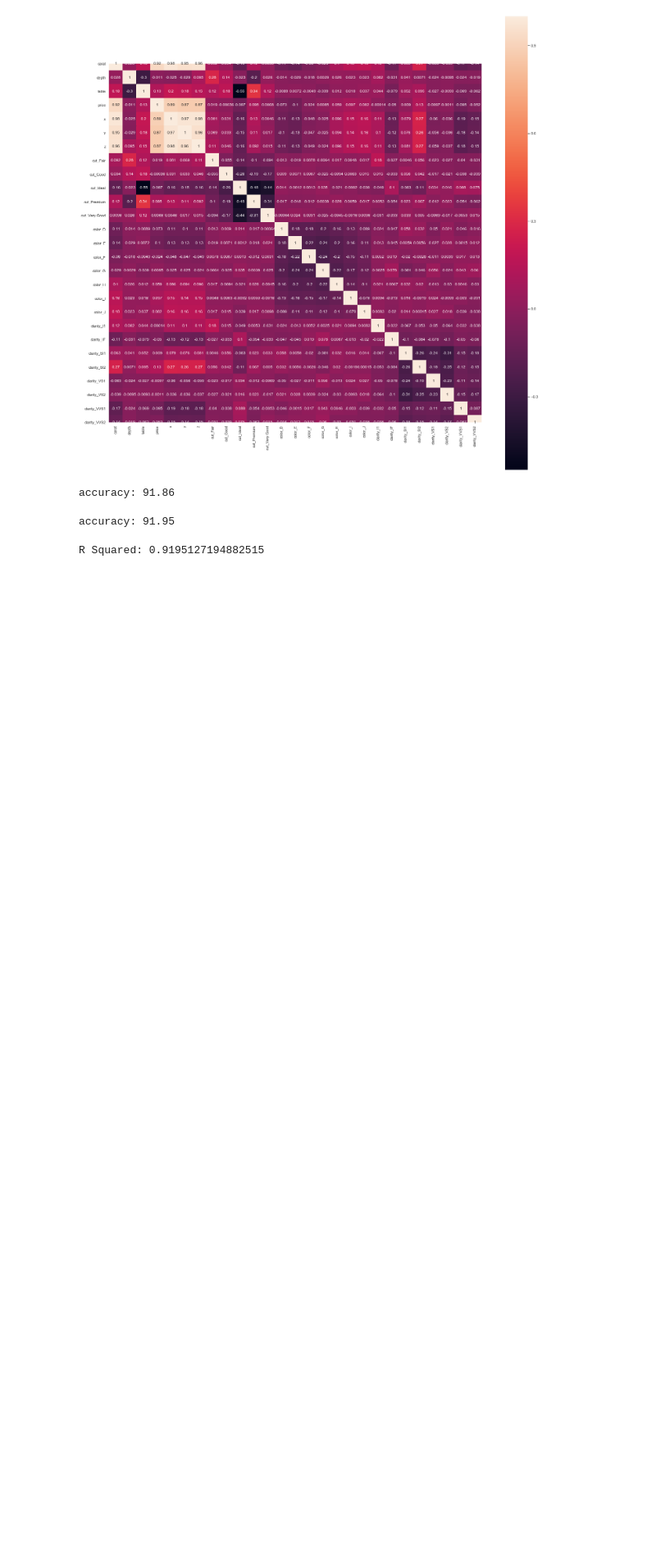
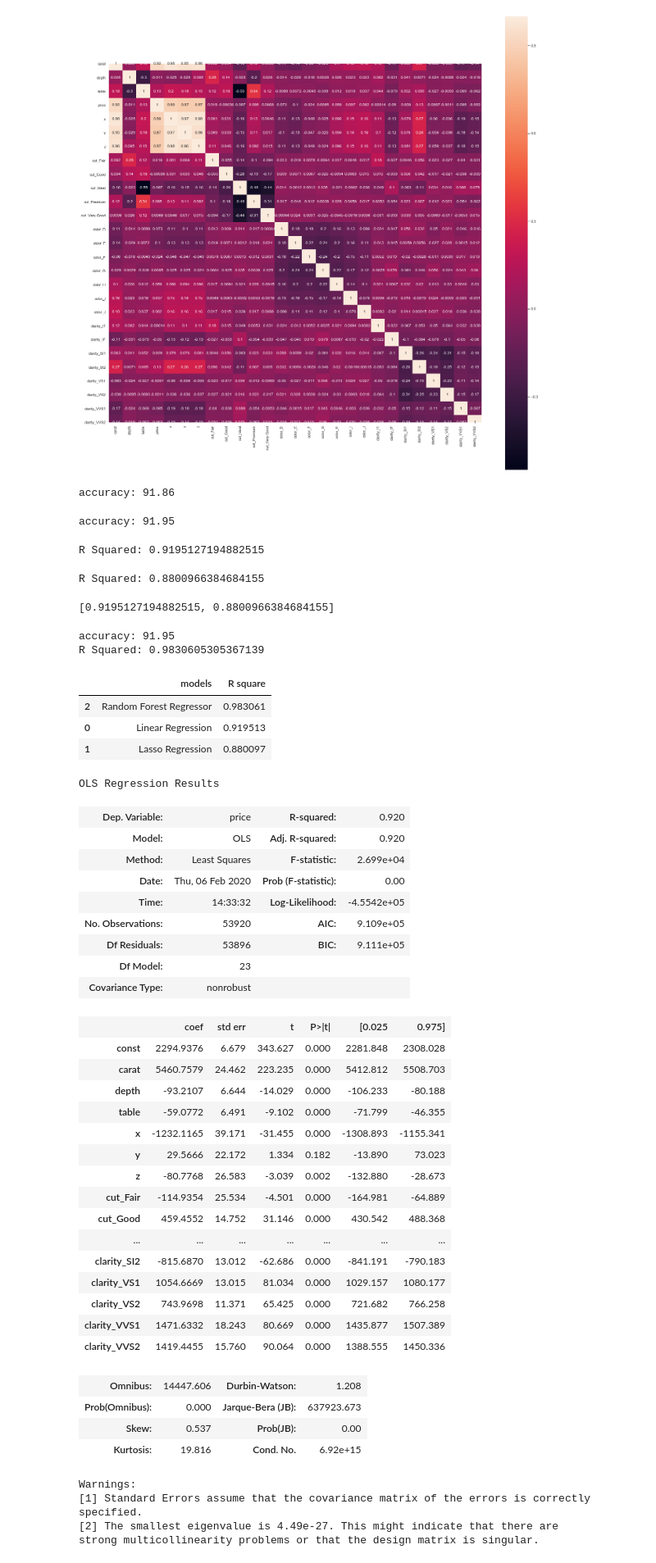
Before and after one commit to vidvatabuch/Diamond-Price-Prediction, a Jupyter notebook: Diamond Price Prediction.ipynb, the cells around one changed output. Shown at 82% size. Cells and saved outputs as stored; diff of their text form; code cells hidden in the pictures; blank space fills up the shorter version.

Commit message:
Add statsmodels OLS model summary

```diff
--- a/Diamond Price Prediction.ipynb
+++ b/Diamond Price Prediction.ipynb
@@ -210,0 +216,12 @@ R Squared: 0.9195127194882515
+# %%
+#Lasso Regression
+from sklearn.linear_model import Lasso
+
+lreg = Lasso(normalize=True)
+lreg.fit(x_train,y_train)
+pred = lreg.predict(x_test)
+
+R2 = r2_score(y_test,pred)
+print('R Squared: {}'.format(R2))
+# %% [output]
+R Squared: 0.8800966384684155
@@ -210,0 +230,18 @@ R Squared: 0.9195127194882515
+# %%
+Rsquare_score
+# %% [output]
+[0.9195127194882515, 0.8800966384684155]
+# %%
+#Random Forest Regressor
+from sklearn.ensemble import RandomForestRegressor
+
+rf = RandomForestRegressor()
+rf.fit(x_train,y_train)
+pred = rf.predict(x_test)
+
+print("accuracy: {:0.2f}".format(linreg.score(x_test, y_test)*100))
+R2 = r2_score(y_test,pred)
+print('R Squared: {}'.format(R2))
+# %% [output]
+accuracy: 91.95
+R Squared: 0.9830605305367139
@@ -210,0 +250,48 @@ R Squared: 0.9195127194882515
+# %%
+modelR2 = pd.DataFrame({'models':Models,'R square':Rsquare_score})
+modelR2.sort_values(['R square'],ascending=False)
+# %% [output]
+|  | models | R square |
+| 2 | Random Forest Regressor | 0.983061 |
+| 0 | Linear Regression | 0.919513 |
+| 1 | Lasso Regression | 0.880097 |
+# %%
+import statsmodels.api as sm
+x1 = sm.add_constant(x)
+results = sm.OLS(y,x1).fit()
+results.summary()
+# %% [output]
+OLS Regression Results
+| Dep. Variable: | price | R-squared: | 0.920 |
+| Model: | OLS | Adj. R-squared: | 0.920 |
+| Method: | Least Squares | F-statistic: | 2.699e+04 |
+| Date: | Thu, 06 Feb 2020 | Prob (F-statistic): | 0.00 |
+| Time: | 14:33:32 | Log-Likelihood: | -4.5542e+05 |
+| No. Observations: | 53920 | AIC: | 9.109e+05 |
+| Df Residuals: | 53896 | BIC: | 9.111e+05 |
+| Df Model: | 23 |  |  |
+| Covariance Type: | nonrobust |  |  |
+|  | coef | std err | t | P>|t| | [0.025 | 0.975] |
+| const | 2294.9376 | 6.679 | 343.627 | 0.000 | 2281.848 | 2308.028 |
+| carat | 5460.7579 | 24.462 | 223.235 | 0.000 | 5412.812 | 5508.703 |
+| depth | -93.2107 | 6.644 | -14.029 | 0.000 | -106.233 | -80.188 |
+| table | -59.0772 | 6.491 | -9.102 | 0.000 | -71.799 | -46.355 |
+| x | -1232.1165 | 39.171 | -31.455 | 0.000 | -1308.893 | -1155.341 |
+| y | 29.5666 | 22.172 | 1.334 | 0.182 | -13.890 | 73.023 |
+| z | -80.7768 | 26.583 | -3.039 | 0.002 | -132.880 | -28.673 |
+| cut_Fair | -114.9354 | 25.534 | -4.501 | 0.000 | -164.981 | -64.889 |
+| cut_Good | 459.4552 | 14.752 | 31.146 | 0.000 | 430.542 | 488.368 |
+| ... | ... | ... | ... | ... | ... | ... |
+| clarity_SI2 | -815.6870 | 13.012 | -62.686 | 0.000 | -841.191 | -790.183 |
+| clarity_VS1 | 1054.6669 | 13.015 | 81.034 | 0.000 | 1029.157 | 1080.177 |
+| clarity_VS2 | 743.9698 | 11.371 | 65.425 | 0.000 | 721.682 | 766.258 |
+| clarity_VVS1 | 1471.6332 | 18.243 | 80.669 | 0.000 | 1435.877 | 1507.389 |
+| clarity_VVS2 | 1419.4455 | 15.760 | 90.064 | 0.000 | 1388.555 | 1450.336 |
+| Omnibus: | 14447.606 | Durbin-Watson: | 1.208 |
+| Prob(Omnibus): | 0.000 | Jarque-Bera (JB): | 637923.673 |
+| Skew: | 0.537 | Prob(JB): | 0.00 |
+| Kurtosis: | 19.816 | Cond. No. | 6.92e+15 |
+Warnings:
+[1] Standard Errors assume that the covariance matrix of the errors is correctly specified.
+[2] The smallest eigenvalue is 4.49e-27. This might indicate that there are
+strong multicollinearity problems or that the design matrix is singular.
```
Also changed, not shown: parts of 5 cells of this notebook.
